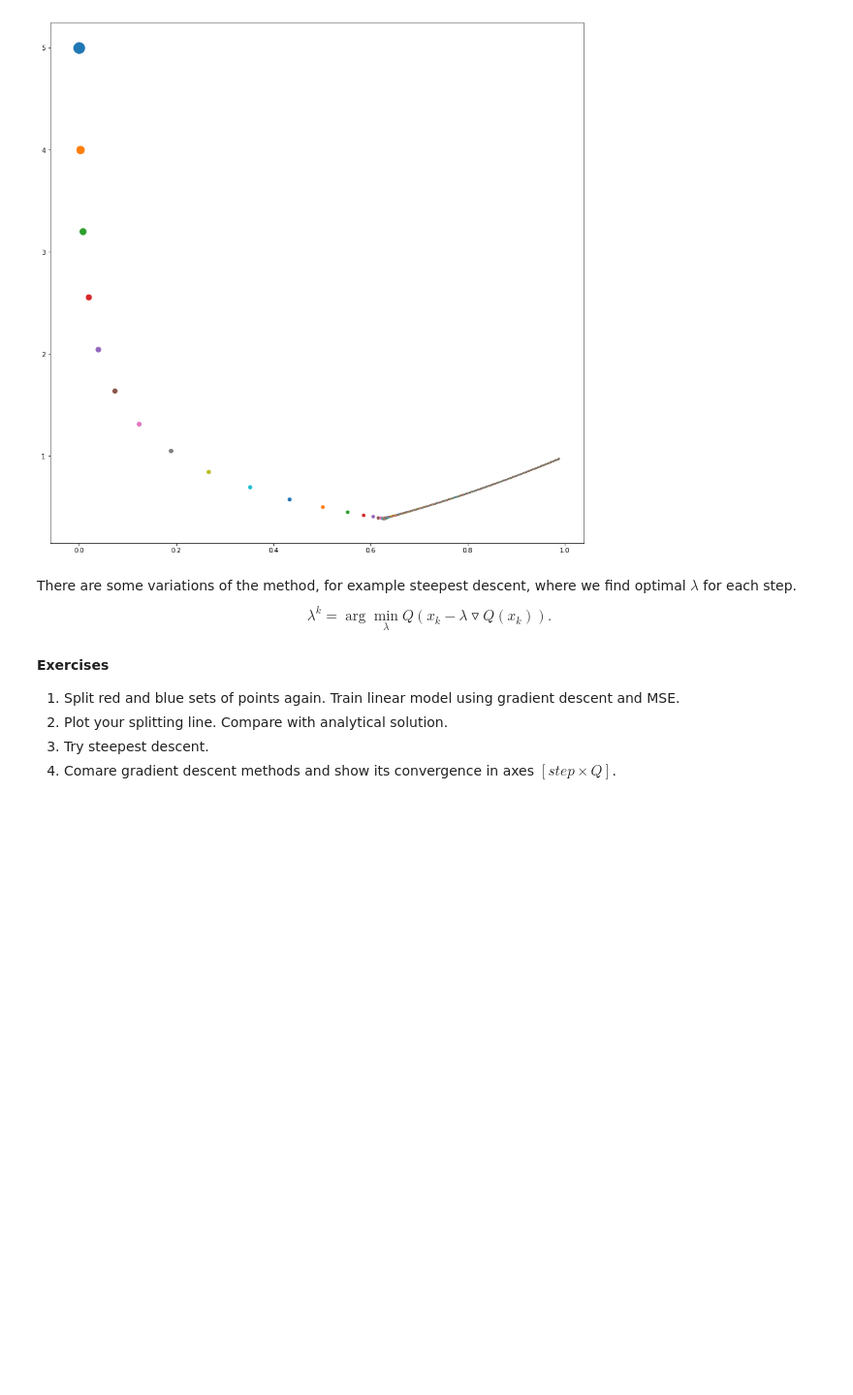
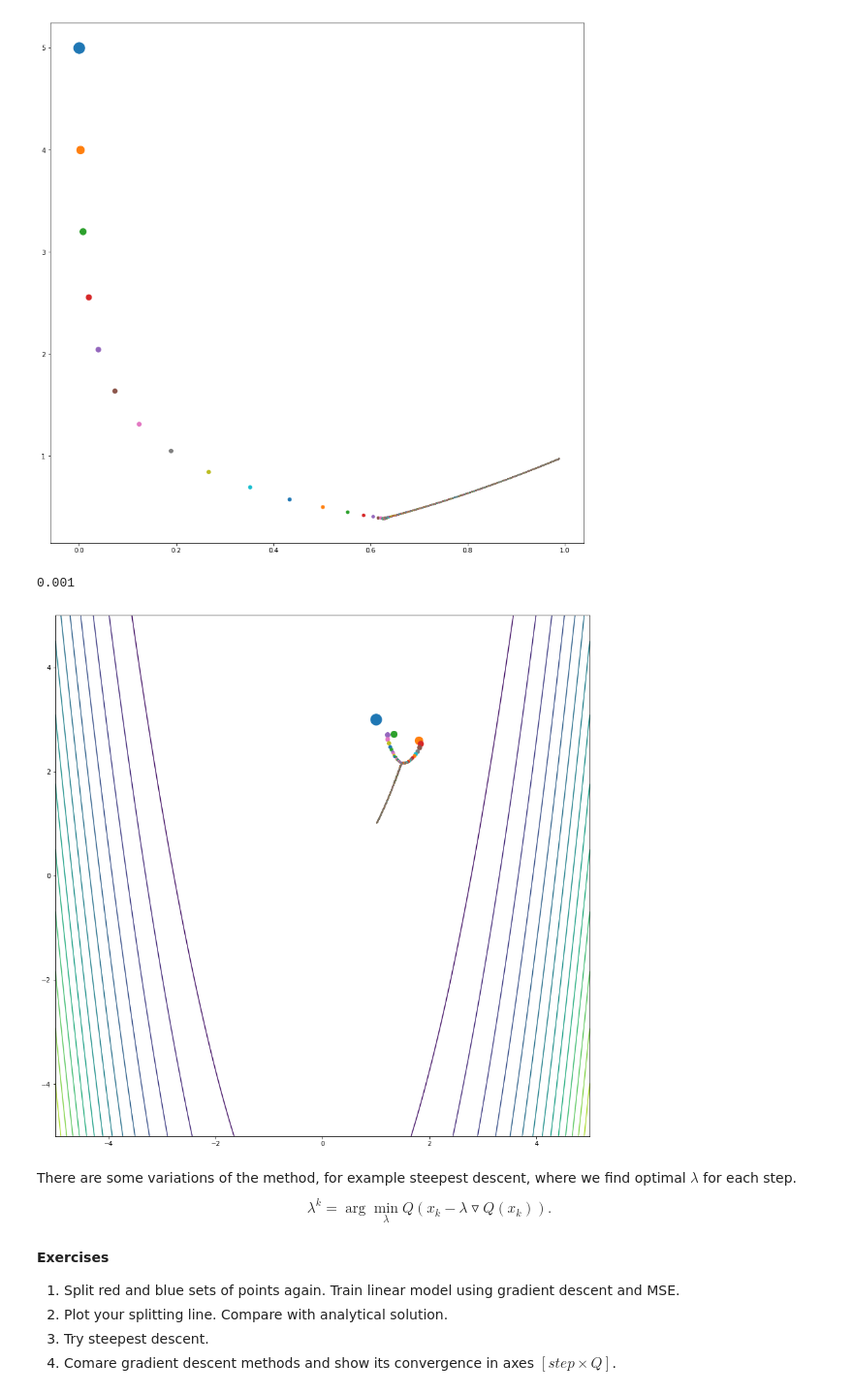
Before and after one commit to arinaruck/Darin, a Jupyter notebook: Lab1/Lab1.ipynb, the cells around one changed output. Shown at 97% size. Drawn from its saved outputs; the diff is of its cells as text; code cells hidden in the pictures; blank space fills up the shorter version.

```diff
--- a/Lab1/Lab1.ipynb
+++ b/Lab1/Lab1.ipynb
@@ -476,6 +500,31 @@ p = gradient_descent(start_p, 10**(-5), lmbd, x_derriv, y_derriv, f)
 # %% [output]
 0.001
 [figure]
+# %%
+def x_derriv(x, y):
+    return -2 * (1 - x + 200*x*y - 200 * x**3)
+
+def y_derriv(y, x):
+    return 200 * (y - x * x)
+
+def f(x, y):
+    return (1 - x) * (1 - x) + 100 * (y - x * x)**2
+
+x = random.randint(0, 5)
+y = random.randint(0, 5)
+start_p = [x, y, f(x, y)]
+
+X = np.linspace(-5, 5, 1000)
+Y = np.linspace(-5, 5, 1000)
+Z = [[f(x, y) for x in X] for y in Y]
+
+lmbd = 1 / 1000
+print(lmbd)
+p = gradient_descent(start_p, 10**(-5), lmbd, x_derriv, y_derriv, f)
+CS = plt.contour(X, Y, Z, 15)
+# %% [output]
+0.001
+[figure, added]
 # %% [markdown]
 There are some variations of the method, for example steepest descent, where we find optimal $\lambda$ for each step.
 $$\lambda^{k} = \arg\min_{\lambda}Q(x_k - \lambda\triangledown Q(x_k)).$$
```
Also changed, not shown: parts of 18 cells of this notebook.
